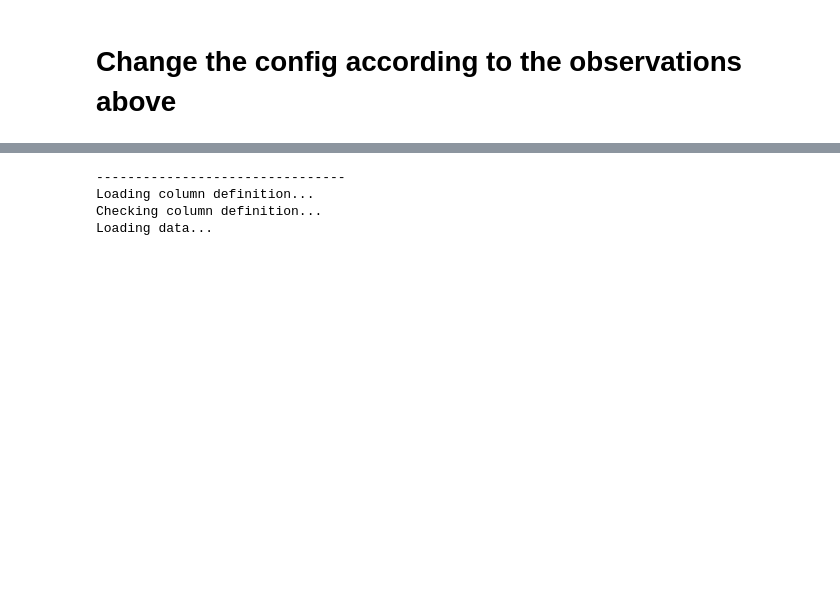
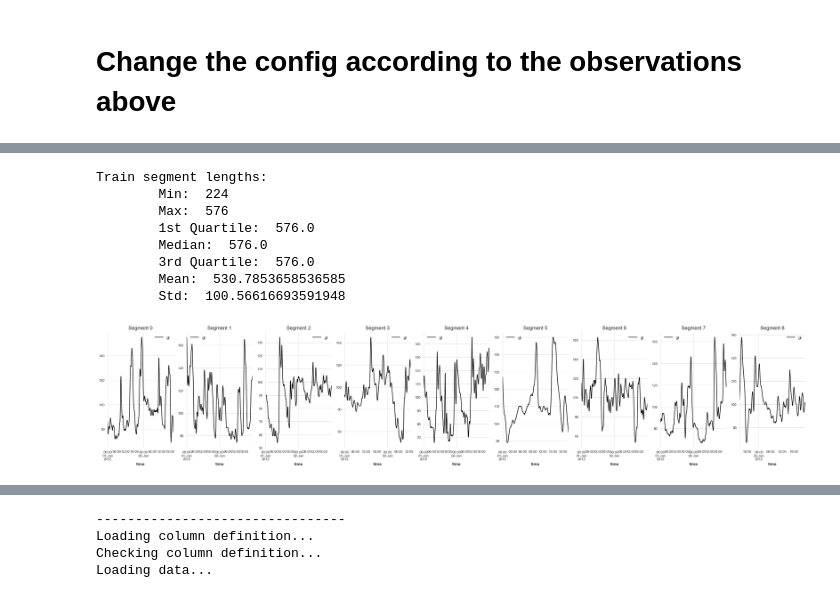
Before and after one commit to IrinaStatsLab/GlucoBench, a Jupyter notebook: exploratory_analysis/colas.ipynb, the cells around one changed output, grey strips where cells are left out. Drawn from its saved outputs; the diff is of its cells as text; code cells hidden in the pictures; blank space fills up the shorter version.

```diff
--- a/exploratory_analysis/colas.ipynb
+++ b/exploratory_analysis/colas.ipynb
@@ -213,2 +198,8 @@ Segment 16 is too short
 # %% [markdown]
 # Change the config according to the observations above
+# %%
+# set interpolation params for interpolation
+new_config['interpolation_params']['gap_threshold'] = 45 # minutes - use as in config file
+new_config['interpolation_params']['min_drop_length'] = 192
+
+formatter = DataFormatter(new_config)
@@ -214,0 +228,33 @@ Segment 16 is too short
+# %%
+# print min, max, median, mean, std of segment lengths
+segment_lens = []
+for group, data in formatter.train_data.groupby('id_segment'):
+    segment_lens.append(len(data))
+print('Train segment lengths:')
+print('\tMin: ', min(segment_lens))
+print('\tMax: ', max(segment_lens))
+print('\t1st Quartile: ', np.quantile(segment_lens, 0.25))
+print('\tMedian: ', np.median(segment_lens))
+print('\t3rd Quartile: ', np.quantile(segment_lens, 0.75))
+print('\tMean: ', np.mean(segment_lens))
+print('\tStd: ', np.std(segment_lens))
+
+# plot first 9 segments
+num_segments = 9
+plot_data = formatter.train_data
+
+fig, axs = plt.subplots(1, num_segments, figsize=(30, 5))
+for i, (group, data) in enumerate(plot_data.groupby('id_segment')):
+    data.plot(x='time', y='gl', ax=axs[i], title='Segment {}'.format(group))
+    if i >= num_segments - 1:
+        break
+# %% [output]
+Train segment lengths:
+        Min:  224
+        Max:  576
+        1st Quartile:  576.0
+        Median:  576.0
+        3rd Quartile:  576.0
+        Mean:  530.7853658536585
+        Std:  100.56616693591948
+[figure, added]
```
Also changed, not shown: parts of 69 cells of this notebook, 2 other files.
